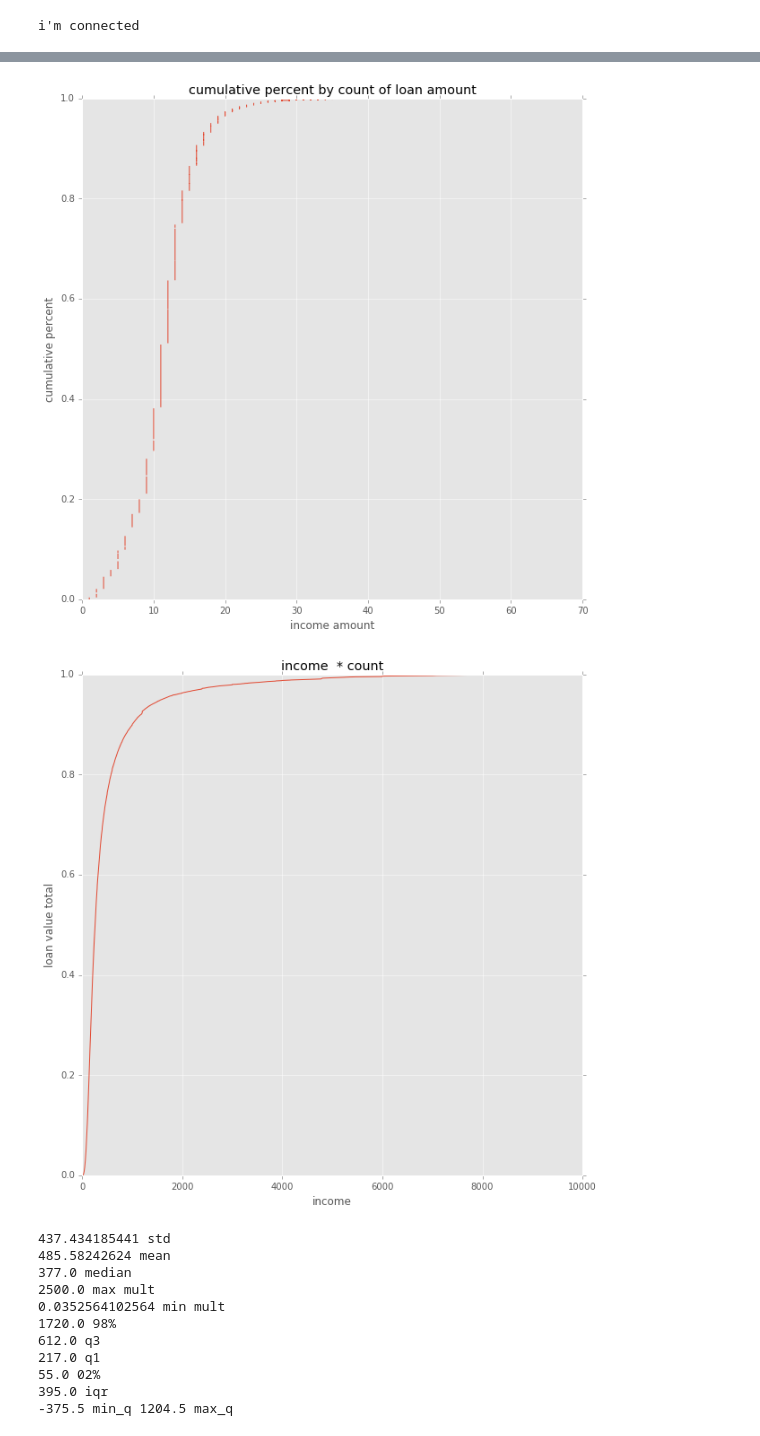
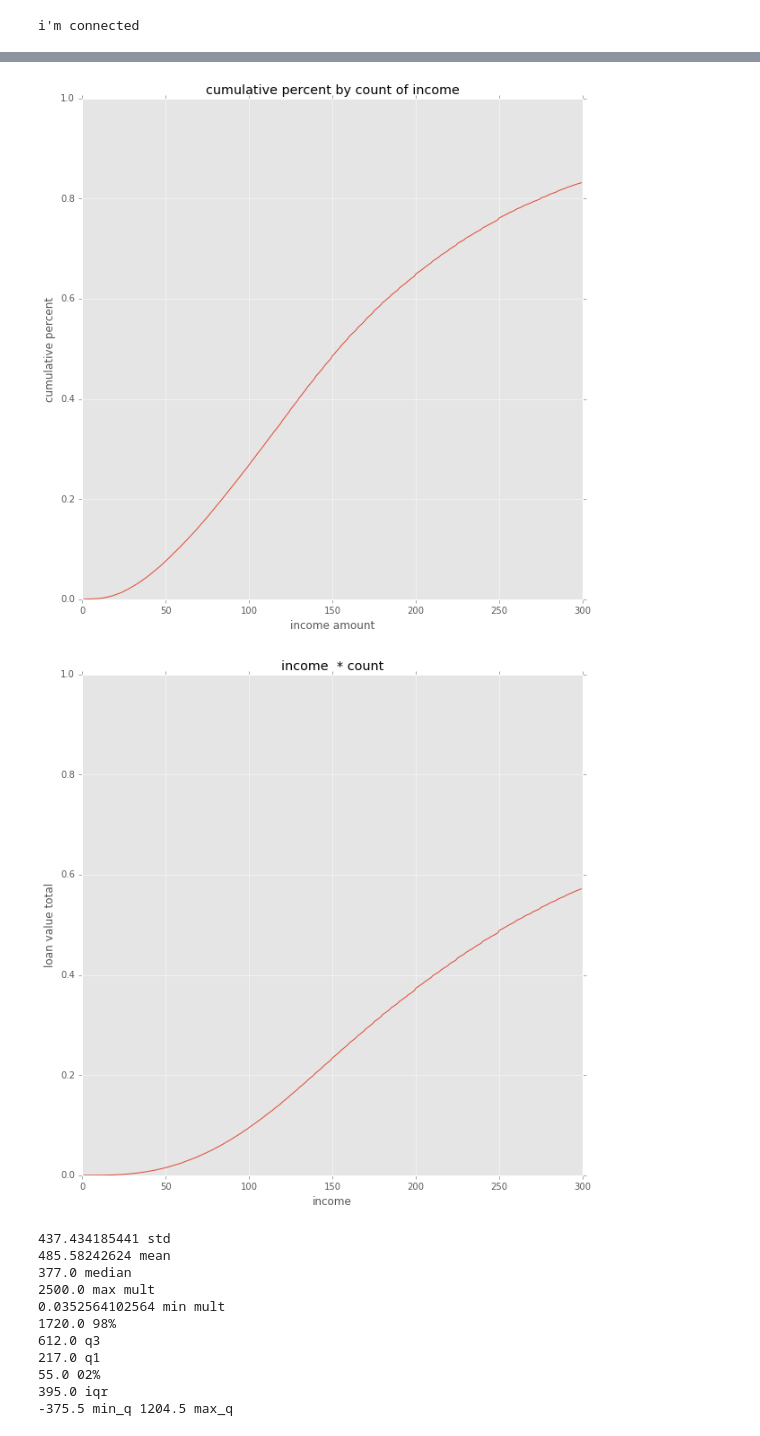
Before and after one commit to Kibrael/Edits, a Jupyter notebook: single_bank_viz.ipynb, the cells around one changed output, grey strips where cells are left out. Saved outputs shown, nothing was run; the diff lists cells and outputs as text; code cells hidden in the pictures.

```diff
--- a/single_bank_viz.ipynb
+++ b/single_bank_viz.ipynb
@@ -164,10 +168,13 @@ plt.show(amtXcnt)
 # %%
+#FIXME add cutoff field name and cutoff value to title
+cutoff = 100
+y = inc_df.cumul_inc_pct[inc_df[cut_field] < cutoff]
+x = inc_df.income[inc_df[cut_field] < cutoff]
 
-y = inc_df.cumul_inc_pct
-x = inc_df.income
-
-cumul_inc = plt.figure(figsize=(10,10))
+cumul_inc = plt.figure(figsize=(5,5))
 plt.plot(x,y)
+ax = plt.subplot()
+ax.set_ylim([0,1])
 plt.title('cumulative income by $ value')
 plt.ylabel('cumulative percent')
 plt.xlabel('income amount')
@@ -181,27 +188,34 @@ plt.show(cumul_inc)
 # %%
-
-y1 = inc_df.cumul_cnt_pct_inc
+#FIXME set this so it works with amount as a cutoff field
+x1 = cnt_inc_df.income[cnt_inc_df.income < cutoff]
+y1 = cnt_inc_df.cumul_pct_ct[cnt_inc_df.income < cutoff]
 cumul_cnt = plt.figure(figsize=(10,10))
-plt.plot(x,y1)
+plt.plot(x1,y1)
+ax = plt.subplot()
+ax.set_ylim([0,1])
 plt.xlabel('income amount')
 plt.ylabel('cumulative percent')
-plt.title('cumulative percent by count of loan amount')
+plt.title('cumulative percent by count of income')
 plt.show(cumul_cnt)
 
 #shows the majority of loans by count have 25k input, check data for this, it doesn't seem right
 # %% [output]
-[figure, old version]
+[figure, new version]
 # %%
+#FIXME set this so it works with amount as a cutoff field
+#plot cumulative percent of income * count of loans in income bracket
 incXcnt = plt.figure(figsize=(10,10))
-x2 = incXcnt_df.income
-y2 = incXcnt_df.cumul_pct
+x2 = incXcnt_df.income[incXcnt_df.income < cutoff]
+y2 = incXcnt_df.cumul_pct[incXcnt_df.income < cutoff]
 plt.plot(x2,y2)
+ax = plt.subplot()
+ax.set_ylim([0,1])
 plt.title('income  * count')
 plt.xlabel('income')
 plt.ylabel('loan value total')
 plt.show(incXcnt)
 # %% [output]
-[figure, old version]
+[figure, new version]
 # %%
 #calculate descriptive stats
 print(bank_df.amount.std(), 'std')
```
Also changed, not shown: parts of 9 cells of this notebook, 1 other file.
